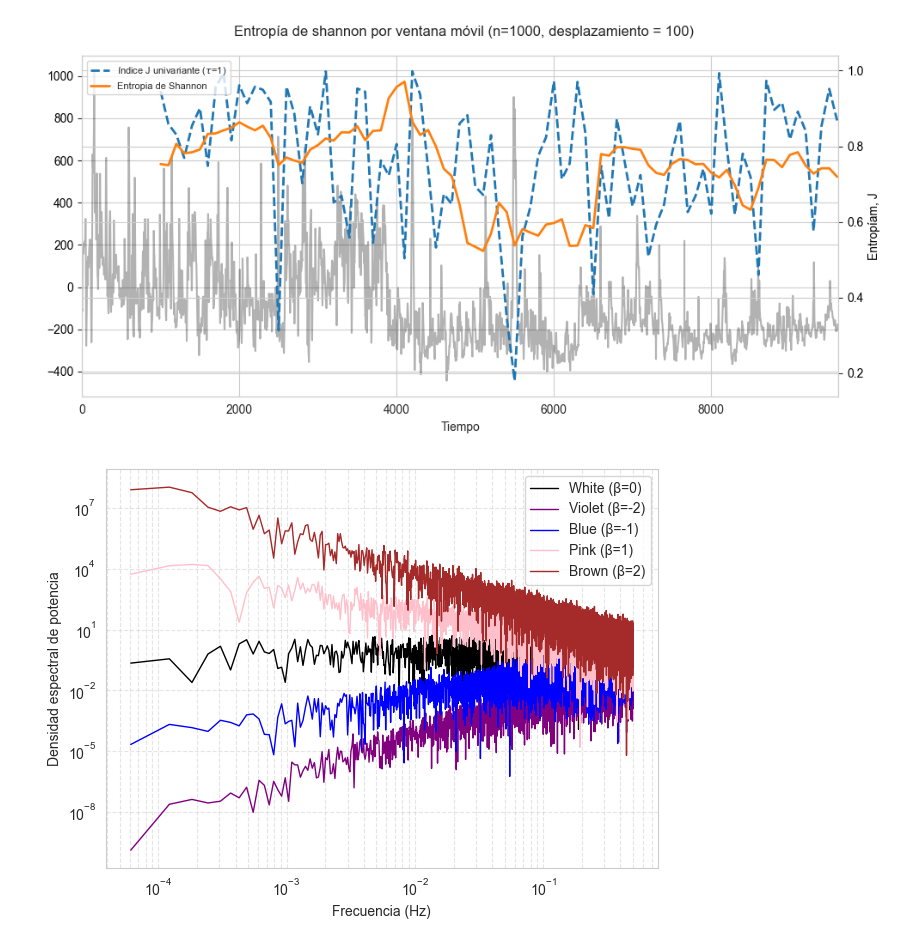
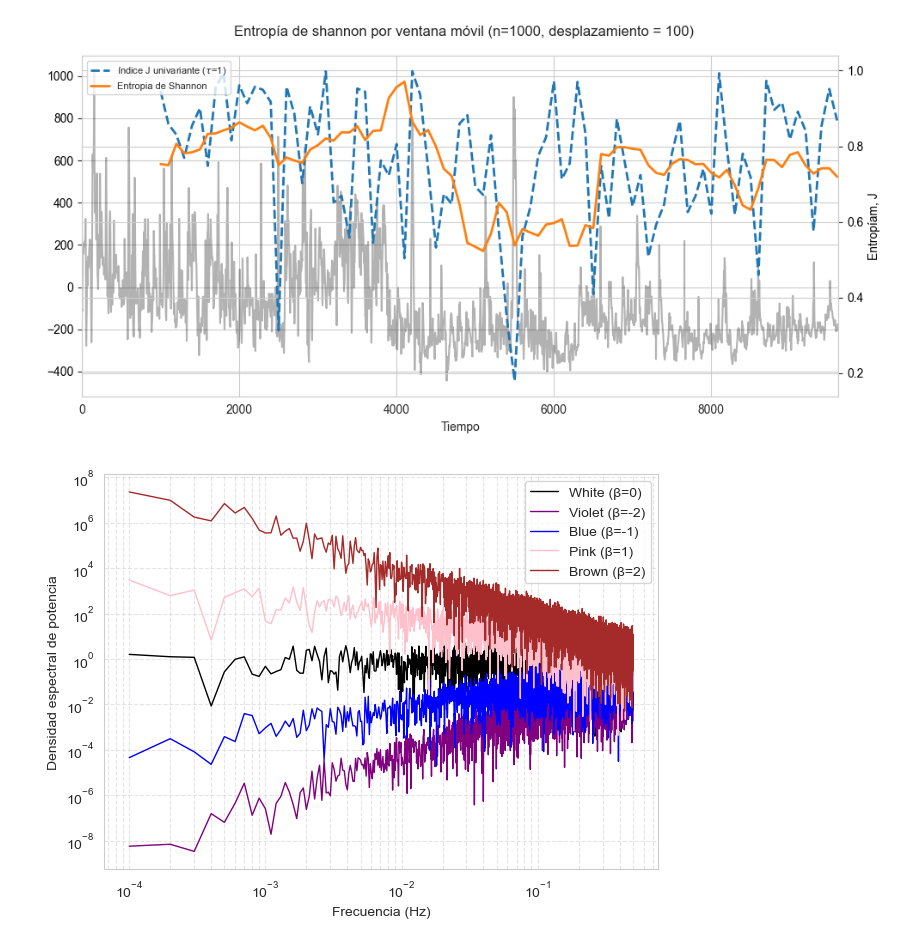
Before and after one commit to EduardoGarcia528/Tesis, a Jupyter notebook: musica-tesis/Limpiar_piezas.ipynb, the cells around one changed output. Drawn from its saved outputs; the diff is of its cells as text; code cells hidden in the pictures.

```diff
--- a/musica-tesis/Limpiar_piezas.ipynb
+++ b/musica-tesis/Limpiar_piezas.ipynb
@@ -364,8 +360,8 @@ from matplotlib.lines import Line2D
 num_compositores = 19
 PEs = []
 PEs_null = []
-carpeta = r'new_data\PEs_absdiff'
-carpeta_null = r'new_data\PEs_null_absdiff'
+carpeta = r'new_data\PEs'
+carpeta_null = r'new_data\PEs_null'
 for archivo,archivo_null in zip(os.listdir(carpeta), os.listdir(carpeta_null)):
     if "PEs" in archivo:
         ruta_completa = os.path.join(carpeta, archivo)
@@ -732,10 +741,11 @@ print(len(np.concatenate(xi_index)), len(np.concatenate(PEs)  ))
 import numpy as np
 import matplotlib.pyplot as plt
 from funciones import remove_consecutive_duplicates, permutation_entropy
+from DFA_direct import run_dfa_from_file
 
 # --- Configuración ---
 compositores = ['Bach','Beethoven', 'Chopin', 'Mozart','Debussy','Tchaikovsky']
-series_Bach        = ['Serie_896','Serie_1805','Serie_2047','Serie_954','Serie_1806','Serie_1807']
+series_Bach        = ['Serie_896','Serie_1805','Serie_2047','Serie_954','Serie_2158','Serie_1772']
 series_Beethoven   = ['Serie_560','Serie_592','Serie_249','Serie_205','Serie_204','Serie_214']
 series_Chopin      = ['Serie_183','Serie_192','Serie_1','Serie_44','Serie_15','Serie_17']
 series_Mozart      = ['Serie_36','Serie_42','Serie_27','Serie_2','Serie_35','Serie_34']
@@ -768,16 +778,17 @@ for i, (composer, subjects) in enumerate(zip(compositores, series_grandes)):
         for m in m_vals:
             pe = permutation_entropy(np.asarray(arr), m=m, tau=tau)
             pes.append(pe)
-
+        slopes = np.diff(pes)
         h = ax.plot(m_vals, pes,
                     marker=markers[k], markersize=3.5,
-                    linewidth=1.0, color=palette[k], alpha=0.95)[0]
+                    linewidth=1.0, color=palette[k], alpha=0.95, label = pieza)[0]
         if i == 0:  # solo recolectar una vez para leyenda global
             handles.append(h)
             labels.append(f'{k+1}: N={len(arr)}')
 
     ax.set_title(composer, fontsize=10, pad=2)
     ax.grid(True, linewidth=0.4, alpha=0.4)
+    ax.legend(fontsize=6, frameon=False, loc='lower left')
 
 # Etiquetas compactas y límites
 for ax in axs:
@@ -789,7 +800,7 @@ axs[0].set_ylabel(r'PE norm', fontsize=9)
 axs[3].set_ylabel(r'PE norm', fontsize=9)
 for ax in axs:
     ax.set_xticks(m_vals)
-    ax.set_ylim(0.7, 1.0)
+    ax.set_ylim(0.75, 1.0)
 
 # Leyenda global y layout compacto
 # fig.legend(handles, labels, ncol=3, fontsize=7, frameon=False,
@@ -866,3 +1007,9 @@ plt.tight_layout()
 plt.show()
 # %% [output]
 [figure]
+# %%
+import numpy as np
+
+f = np.array([57, 59, 60, 62, 64, 65, 67]) # De La a sol, do mayor
+F = np.concatenate((f-12*3,f-12*2,f-12, f, f +12, f+12*2, f+12*3))
+F
@@ -1312,33 +1464,34 @@ def colored_noise(beta, N=2**14):
     return y
 
 def power_spectrum(x, fs=1.0):
     N = len(x)
     X = np.fft.rfft(x)
     psd = np.abs(X)**2 / N
     freqs = np.fft.rfftfreq(N, 1/fs)
     return freqs[1:], psd[1:]  # quitamos f=0
 
 # parámetros
-N = 2**14
+N = 10000
 noises = {
     "White (β=0)":      {"beta": 0,  "color": "black"},
     "Violet (β=-2)":    {"beta": -2, "color": "purple"},
     "Blue (β=-1)":      {"beta": -1, "color": "blue"},
     "Pink (β=1)":       {"beta": 1,  "color": "pink"},
     "Brown (β=2)":      {"beta": 2,  "color": "brown"},
 }
 
 
 for name, params in noises.items():
     x = colored_noise(params["beta"], N)
+    np.save(f'colored_noise_beta_{params["beta"]}.npy', x)
     f, psd = power_spectrum(x)
-    plt.loglog(f, psd, label=name, color=params["color"], linewidth=1)
+    plt.loglog(f,psd, label=name, color=params["color"], linewidth=1)
 
 plt.xlabel("Frecuencia (Hz)")
 plt.ylabel("Densidad espectral de potencia")
 plt.legend()
 plt.grid(which="both", ls="--", alpha=0.5)
 plt.tight_layout()
 plt.show()
 # %% [output]
-[figure, old version]
+[figure, new version]
```
Also changed, not shown: parts of 17 cells of this notebook, 19 other files.
